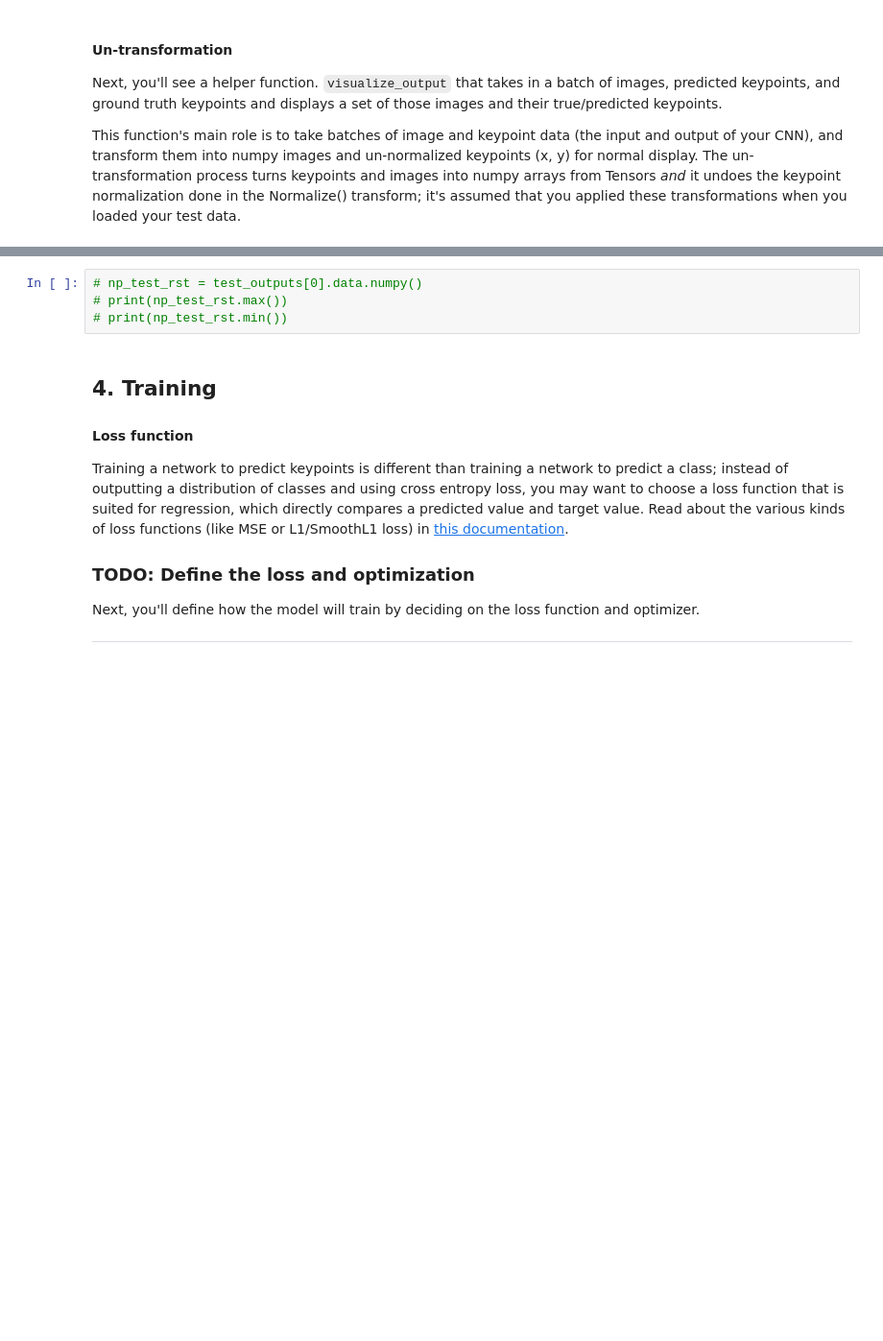
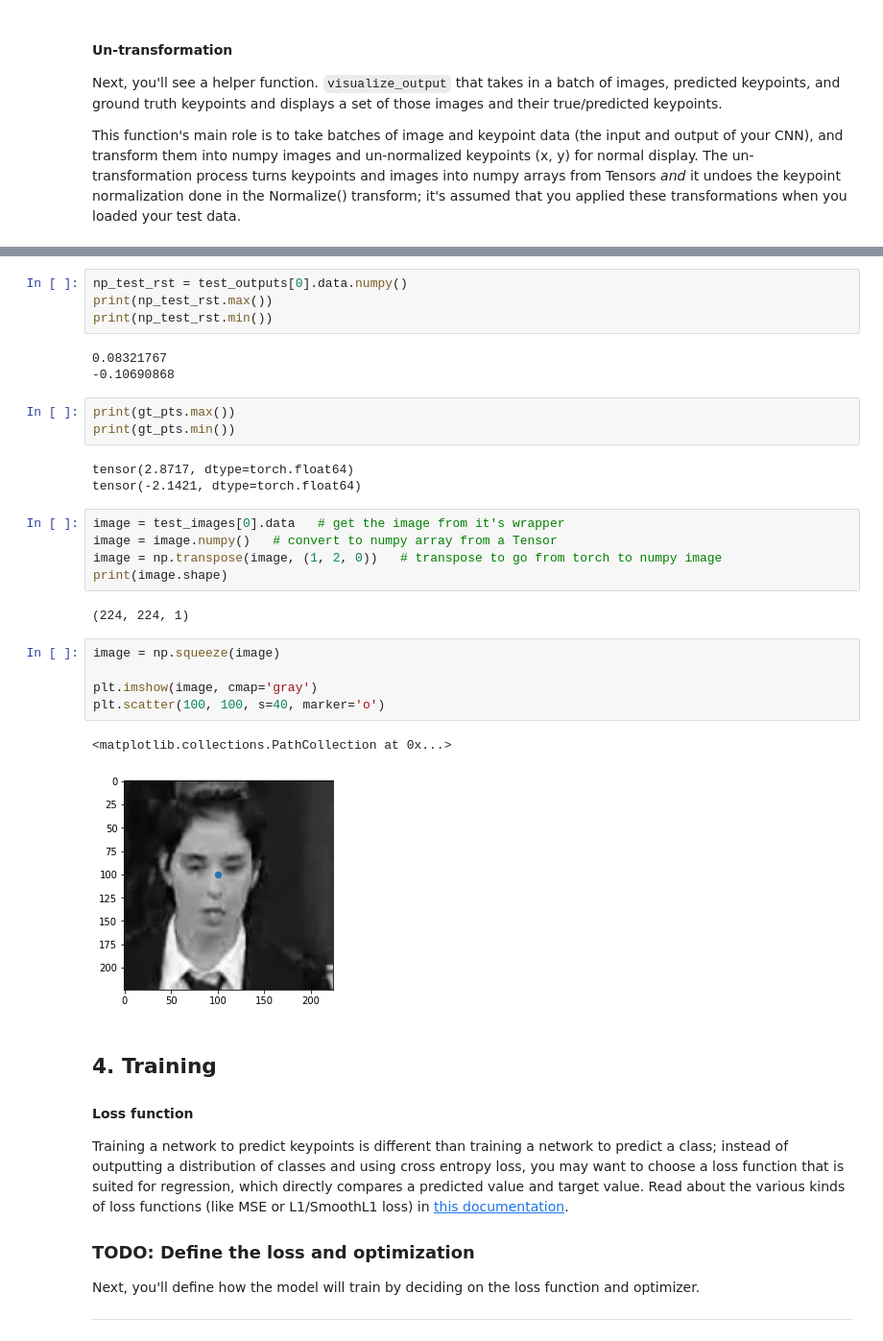
Before and after one commit to lkforward/facelook, a Jupyter notebook: 2_Define_the_Network_Architecture.ipynb, the cells around one changed output, grey strips where cells are left out. Shown at 96% size. Cells and saved outputs as stored; diff of their text form; blank space fills up the shorter version.

```diff
--- a/2_Define_the_Network_Architecture.ipynb
+++ b/2_Define_the_Network_Architecture.ipynb
@@ -388,7 +435,31 @@ def visualize_output(test_images, test_outputs, gt_pts=None, batch_size=10):
 # %%
-# np_test_rst = test_outputs[0].data.numpy()
-# print(np_test_rst.max())
-# print(np_test_rst.min())
+np_test_rst = test_outputs[0].data.numpy()
+print(np_test_rst.max())
+print(np_test_rst.min())
+# %% [output]
+0.08321767
+-0.10690868
+# %%
+print(gt_pts.max())
+print(gt_pts.min())
+# %% [output]
+tensor(2.8717, dtype=torch.float64)
+tensor(-2.1421, dtype=torch.float64)
+# %%
+image = test_images[0].data   # get the image from it's wrapper
+image = image.numpy()   # convert to numpy array from a Tensor
+image = np.transpose(image, (1, 2, 0))   # transpose to go from torch to numpy image
+print(image.shape)
+# %% [output]
+(224, 224, 1)
+# %%
+image = np.squeeze(image)
+
+plt.imshow(image, cmap='gray')
+plt.scatter(100, 100, s=40, marker='o')
+# %% [output]
+<matplotlib.collections.PathCollection at 0x...>
+[figure, added]
 # %% [markdown]
 ## 4. Training
 
```
Also changed, not shown: parts of 7 cells of this notebook.
